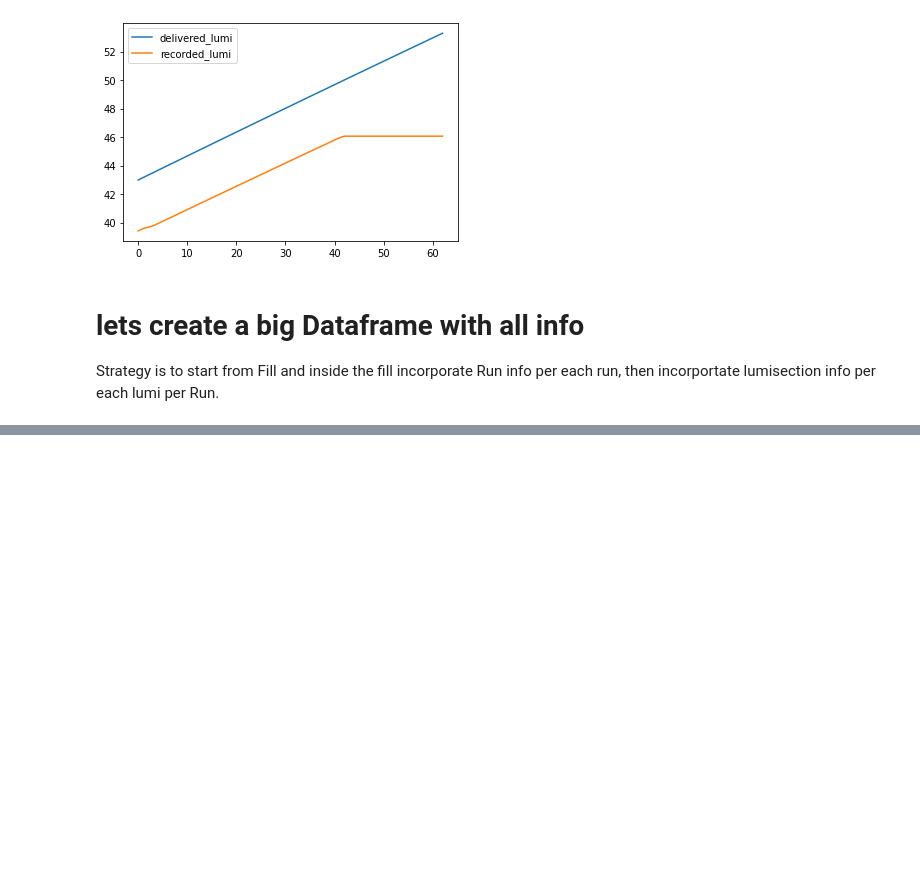
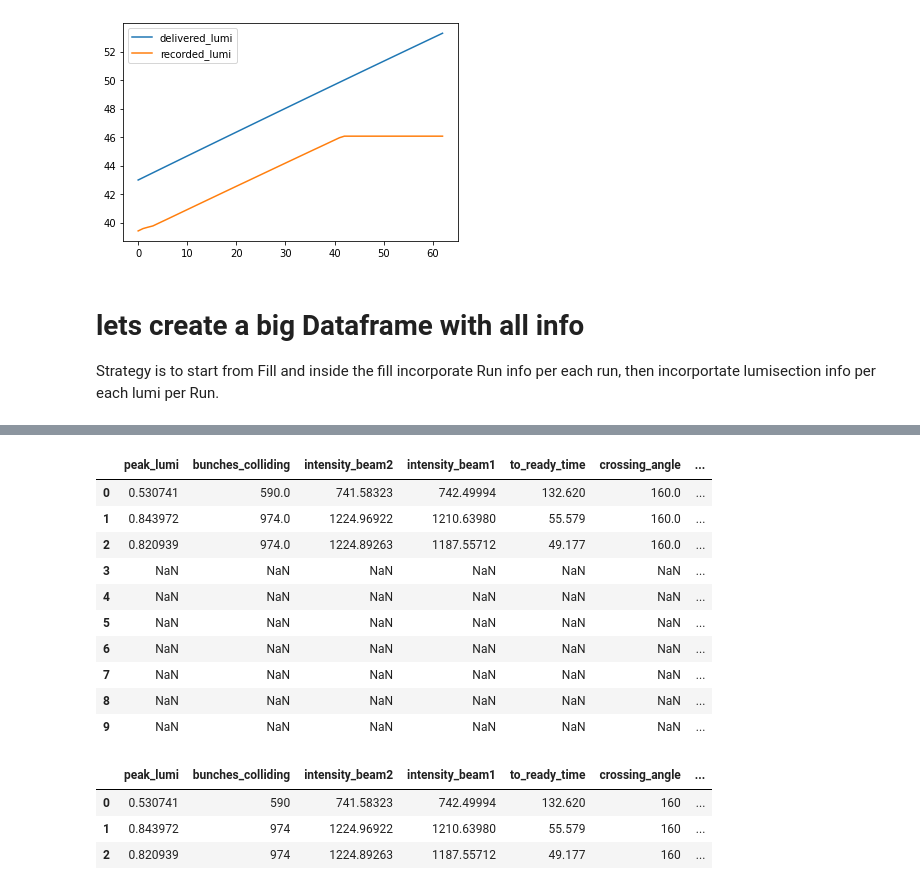
Before and after one commit to GuillermoFidalgo/OMS-results-and-tools, a Jupyter notebook: Toy OMS.ipynb, the cells around one changed output, grey strips where cells are left out. Saved outputs shown, nothing was run; the diff lists cells and outputs as text; code cells hidden in the pictures; blank space fills up the shorter version.

```diff
--- a/Toy OMS.ipynb
+++ b/Toy OMS.ipynb
@@ -371,2 +428,23 @@ hltdf= pd.read_json(hlt_file)
 # %%
-# DF=pd.DataFrame()
+pd.concat([filldf,runsdf],axis=1,join='outer')
+# %% [output]
+|  | peak_lumi | bunches_colliding | intensity_beam2 | intensity_beam1 | to_ready_time | crossing_angle | ... |
+| 0 | 0.530741 | 590.0 | 741.58323 | 742.49994 | 132.620 | 160.0 | ... |
+| 1 | 0.843972 | 974.0 | 1224.96922 | 1210.63980 | 55.579 | 160.0 | ... |
+| 2 | 0.820939 | 974.0 | 1224.89263 | 1187.55712 | 49.177 | 160.0 | ... |
+| 3 | NaN | NaN | NaN | NaN | NaN | NaN | ... |
+| 4 | NaN | NaN | NaN | NaN | NaN | NaN | ... |
+| 5 | NaN | NaN | NaN | NaN | NaN | NaN | ... |
+| 6 | NaN | NaN | NaN | NaN | NaN | NaN | ... |
+| 7 | NaN | NaN | NaN | NaN | NaN | NaN | ... |
+| 8 | NaN | NaN | NaN | NaN | NaN | NaN | ... |
+| 9 | NaN | NaN | NaN | NaN | NaN | NaN | ... |
+# %%
+pd.concat([filldf,runsdf,lumidf,hltdf],
+         axis=1,join='inner'
+         )
+# %% [output]
+|  | peak_lumi | bunches_colliding | intensity_beam2 | intensity_beam1 | to_ready_time | crossing_angle | ... |
+| 0 | 0.530741 | 590 | 741.58323 | 742.49994 | 132.620 | 160 | ... |
+| 1 | 0.843972 | 974 | 1224.96922 | 1210.63980 | 55.579 | 160 | ... |
+| 2 | 0.820939 | 974 | 1224.89263 | 1187.55712 | 49.177 | 160 | ... |
```
Also changed, not shown: parts of 5 cells of this notebook, 1 other file.
